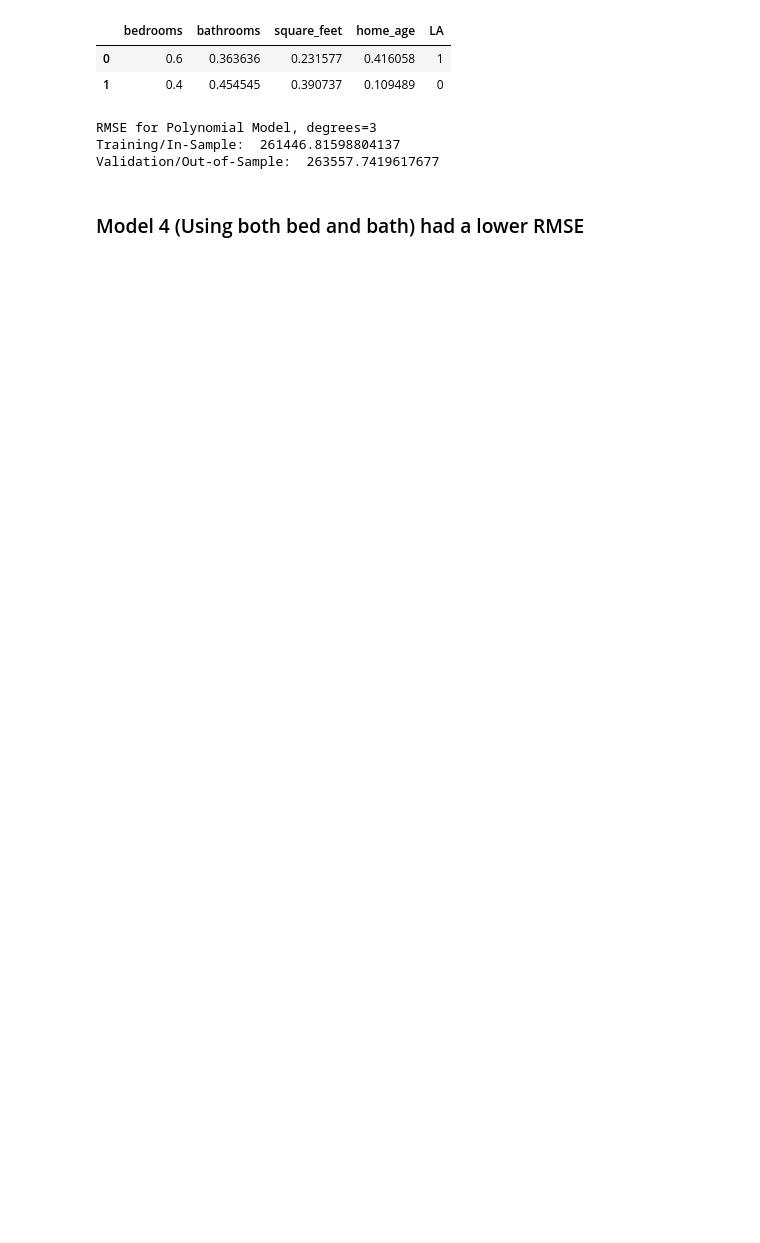
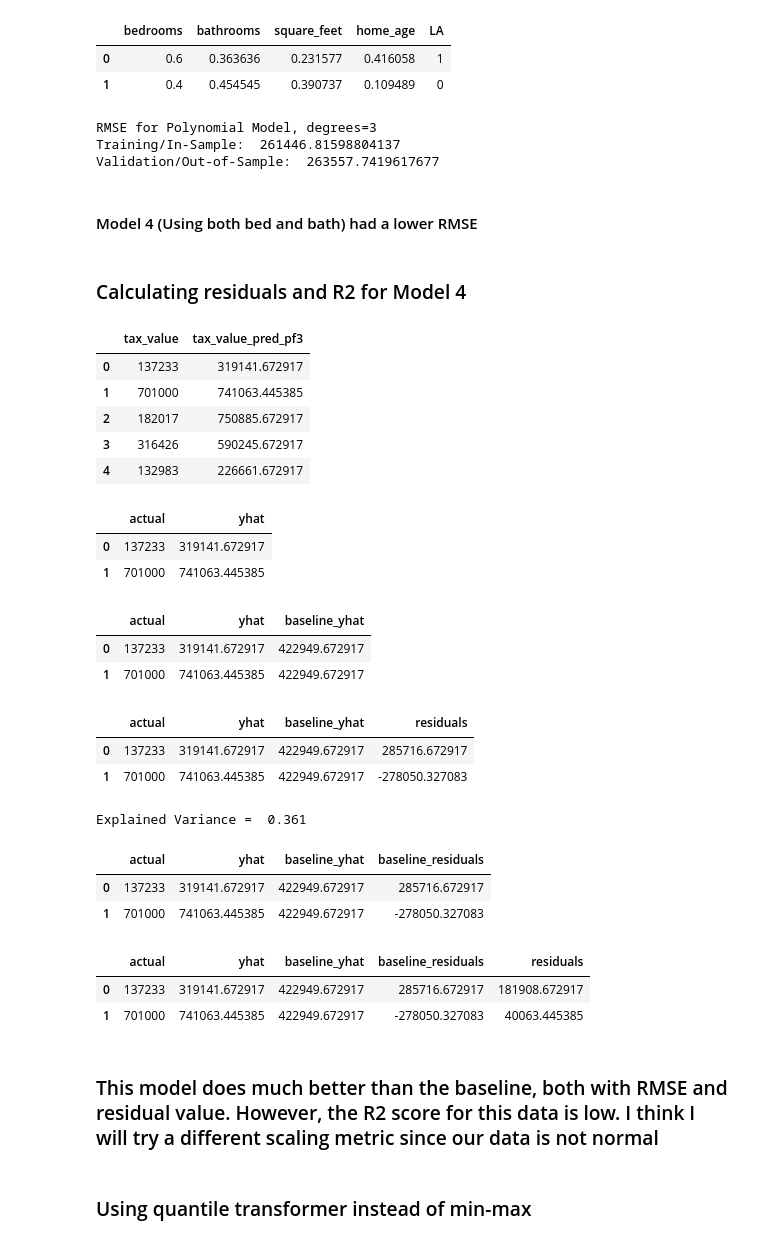
Before and after one commit to cristinalucin/regression-project, a Jupyter notebook: project_workbook.ipynb, the cells around one changed output. Saved outputs shown, nothing was run; the diff lists cells and outputs as text; code cells hidden in the pictures; blank space fills up the shorter version.

Commit message:
updated project notebook, model.py and wrangle.py with new functions and improved functions

```diff
--- a/project_workbook.ipynb
+++ b/project_workbook.ipynb
@@ -1063,4 +1063,4 @@ RMSE for Polynomial Model, degrees=3
 Training/In-Sample:  261446.81598804137
 Validation/Out-of-Sample:  263557.7419617677
 # %% [markdown]
-### Model 4 (Using both bed and bath) had a lower RMSE
+#### Model 4 (Using both bed and bath) had a lower RMSE
@@ -1070,0 +1067,11 @@ train.tax_value.median()
+# %% [markdown]
+### Calculating residuals and R2 for Model 4
+# %%
+y_train.head()
+# %% [output]
+|  | tax_value | tax_value_pred_pf3 |
+| 0 | 137233 | 319141.672917 |
+| 1 | 701000 | 741063.445385 |
+| 2 | 182017 | 750885.672917 |
+| 3 | 316426 | 590245.672917 |
+| 4 | 132983 | 226661.672917 |
@@ -1070,0 +1082,47 @@ train.tax_value.median()
+# %%
+m4_eval.head(2)
+# %% [output]
+|  | actual | yhat |
+| 0 | 137233 | 319141.672917 |
+| 1 | 701000 | 741063.445385 |
+# %%
+m4_eval['baseline_yhat'] = m4_eval['actual'].mean()
+m4_eval.head(2)
+# %% [output]
+|  | actual | yhat | baseline_yhat |
+| 0 | 137233 | 319141.672917 | 422949.672917 |
+| 1 | 701000 | 741063.445385 | 422949.672917 |
+# %%
+m4_eval['residuals'] = m4_eval.baseline_yhat - m4_eval.actual
+m4_eval.head(2)
+# %% [output]
+|  | actual | yhat | baseline_yhat | residuals |
+| 0 | 137233 | 319141.672917 | 422949.672917 | 285716.672917 |
+| 1 | 701000 | 741063.445385 | 422949.672917 | -278050.327083 |
+# %%
+# sklearn.metrics.explained_variance_score
+#from sklearn.metrics import explained_variance_score
+evs_model_4 = explained_variance_score(m4_eval.actual, m4_eval.yhat)
+print('Explained Variance = ', round(evs_model_4,3))
+# %% [output]
+Explained Variance =  0.361
+# %%
+#renaming residuals to baseline_residuals
+m4_eval = m4_eval.rename(columns={'residuals':'baseline_residuals'})
+m4_eval.head(2)
+# %% [output]
+|  | actual | yhat | baseline_yhat | baseline_residuals |
+| 0 | 137233 | 319141.672917 | 422949.672917 | 285716.672917 |
+| 1 | 701000 | 741063.445385 | 422949.672917 | -278050.327083 |
+# %%
+#Making a column for residuals
+m4_eval['residuals'] = m4_eval.yhat - m4_eval.actual
+m4_eval.head(2)
+# %% [output]
+|  | actual | yhat | baseline_yhat | baseline_residuals | residuals |
+| 0 | 137233 | 319141.672917 | 422949.672917 | 285716.672917 | 181908.672917 |
+| 1 | 701000 | 741063.445385 | 422949.672917 | -278050.327083 | 40063.445385 |
+# %% [markdown]
+### This model does much better than the baseline, both with RMSE and residual value. However, the R2 score for this data is low. I think I will try a different scaling metric since our data is not normal
+# %% [markdown]
+### Using quantile transformer instead of min-max
```
Also changed, not shown: parts of 29 cells of this notebook, 2 other files.
